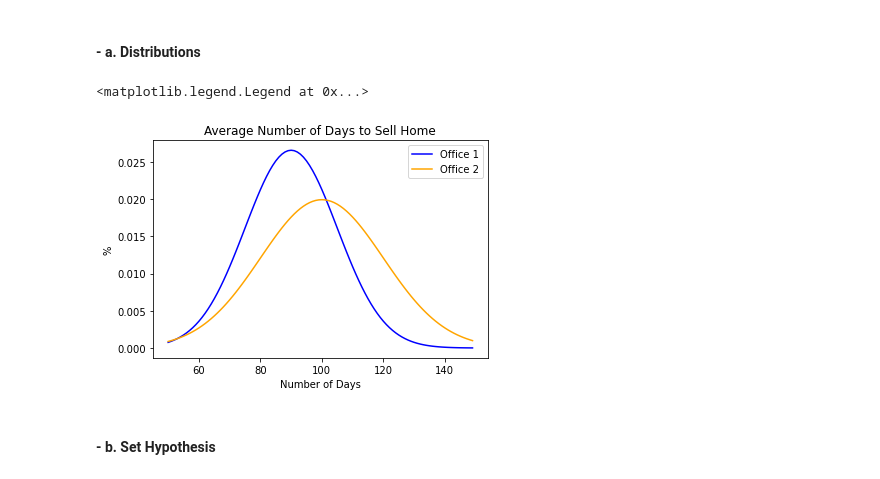
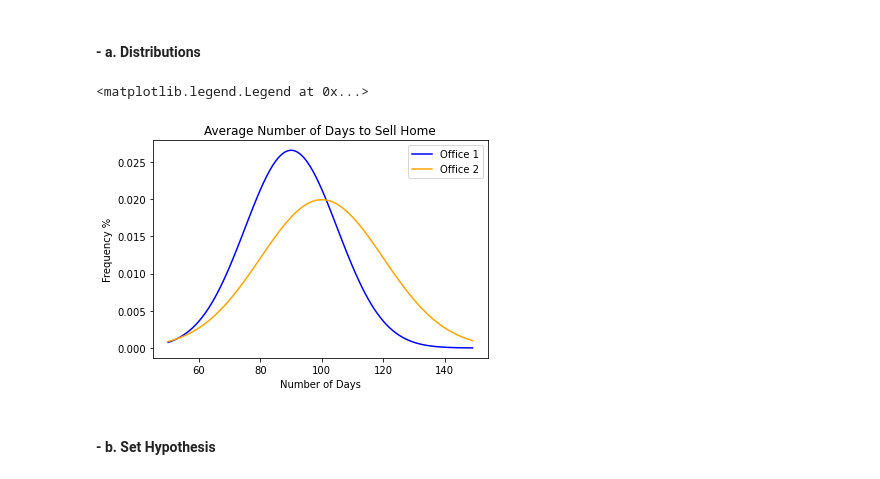
Before and after one commit to rachelrobbinsmayhill/statistics_exercises, a Jupyter notebook: hypothesis_testing.ipynb, the cells around one changed output. Cells and saved outputs as stored; diff of their text form; code cells hidden in the pictures.

```diff
--- a/hypothesis_testing.ipynb
+++ b/hypothesis_testing.ipynb
@@ -98,20 +98,20 @@ We fail to reject (accepting as true) that there is no difference in sales follo
 # %%
 x = np.arange(50, 150)
 
 y1 = stats.norm(90, 15).pdf(x)
 y2 = stats.norm(100, 20).pdf(x)
 
 
 plt.plot(x, y1, c='blue', label = 'Office 1')
 plt.plot(x, y2, c='orange', label = 'Office 2')
 
 
-plt.ylabel('%')
+plt.ylabel('Frequency %')
 plt.xlabel('Number of Days')
 plt.title('Average Number of Days to Sell Home')
 plt.legend()
 # %% [output]
 <matplotlib.legend.Legend at 0x...>
-[figure, old version]
+[figure, new version]
 # %% [markdown]
 #### - b. Set Hypothesis
```
Also changed, not shown: parts of 1 cell of this notebook.
